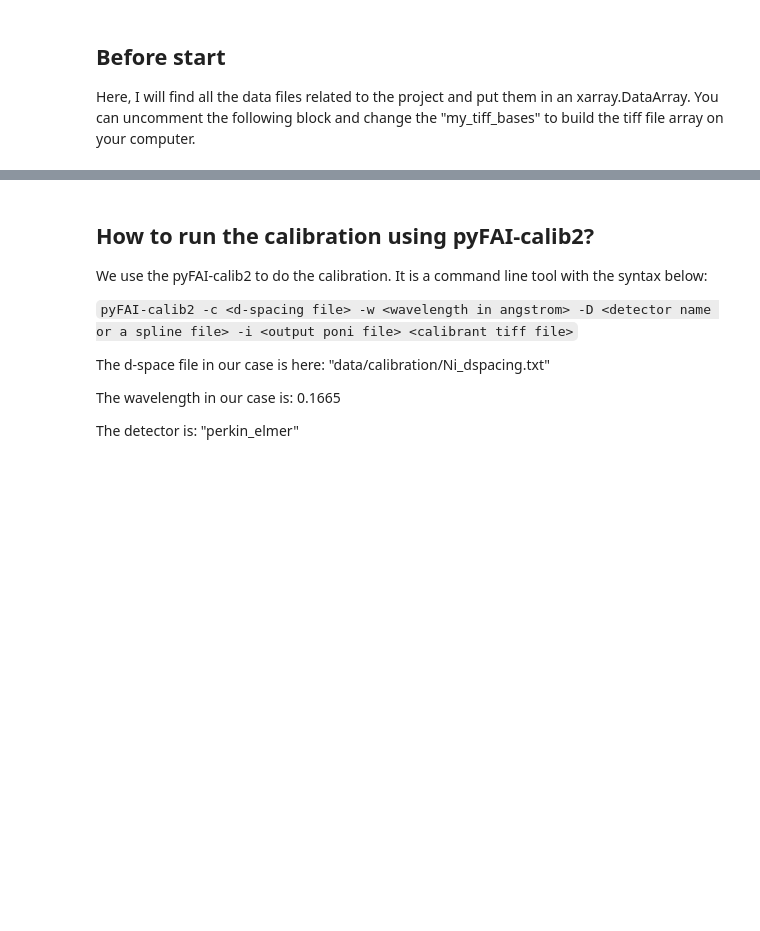
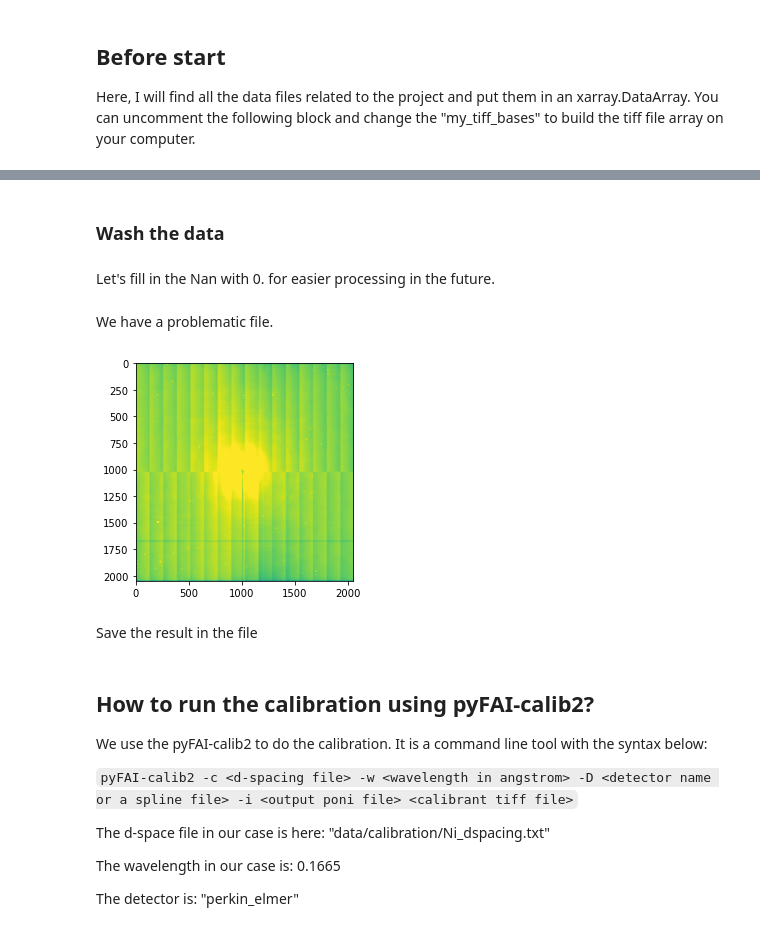
Before and after one commit to st3107/pdf-data-reduction-tutorial, a Jupyter notebook: notebooks/tutorial.ipynb, the cells around one changed output, grey strips where cells are left out. Cells and saved outputs as stored; diff of their text form; code cells hidden in the pictures; blank space fills up the shorter version.

```diff
--- a/notebooks/tutorial.ipynb
+++ b/notebooks/tutorial.ipynb
@@ -115 +121,26 @@ Coordinates:
 Dimensions without coordinates: dim_0
+# %% [markdown]
+### Wash the data
+# %% [markdown]
+Let's fill in the Nan with 0. for easier processing in the future.
+# %%
+# fill the unknown position with 0.
+tiff_files = tiff_files.assign_coords(position=tiff_files.position.fillna(0.))
+# %% [markdown]
+We have a problematic file.
+# %%
+import matplotlib.pyplot as plt
+import pdfstream.io as io
+
+
+# There is a problematic file.
+problematic_file = tiff_files.where(
+    tiff_files.str.contains("badcfc"),
+    drop=True
+)
+
+problematic_img = io.load_img(problematic_file.item())
+plt.imshow(problematic_img, vmax=problematic_img.mean() + 2. * img.std(), vmin=0)
+plt.show()
+# %% [output]
+[figure, added]
@@ -115,0 +153,2 @@ Dimensions without coordinates: dim_0
+# %% [markdown]
+Save the result in the file
```
Also changed, not shown: parts of 36 cells of this notebook, 33 other files.
